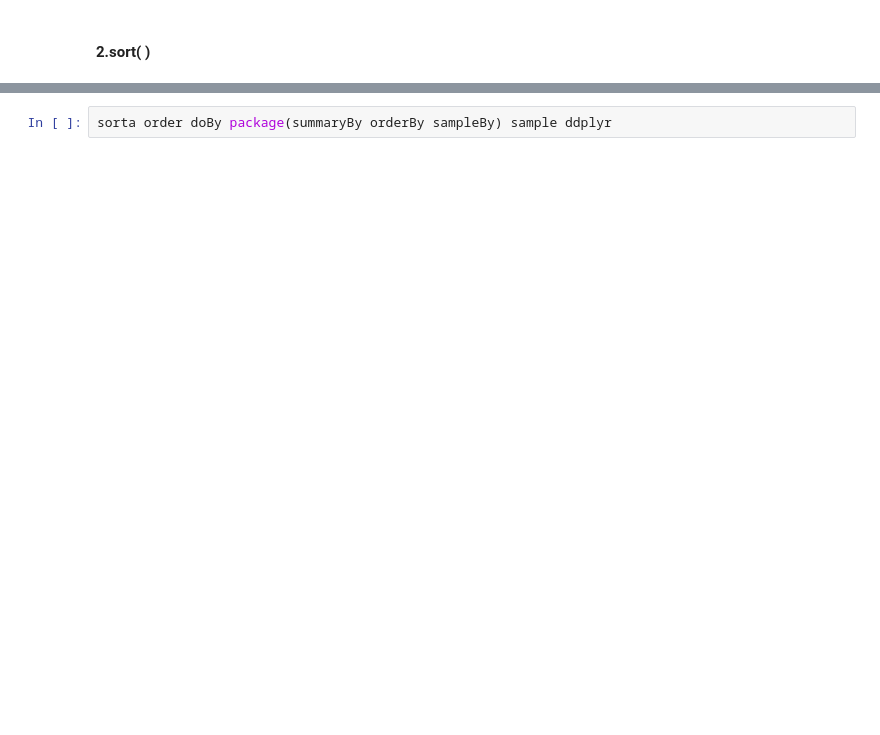
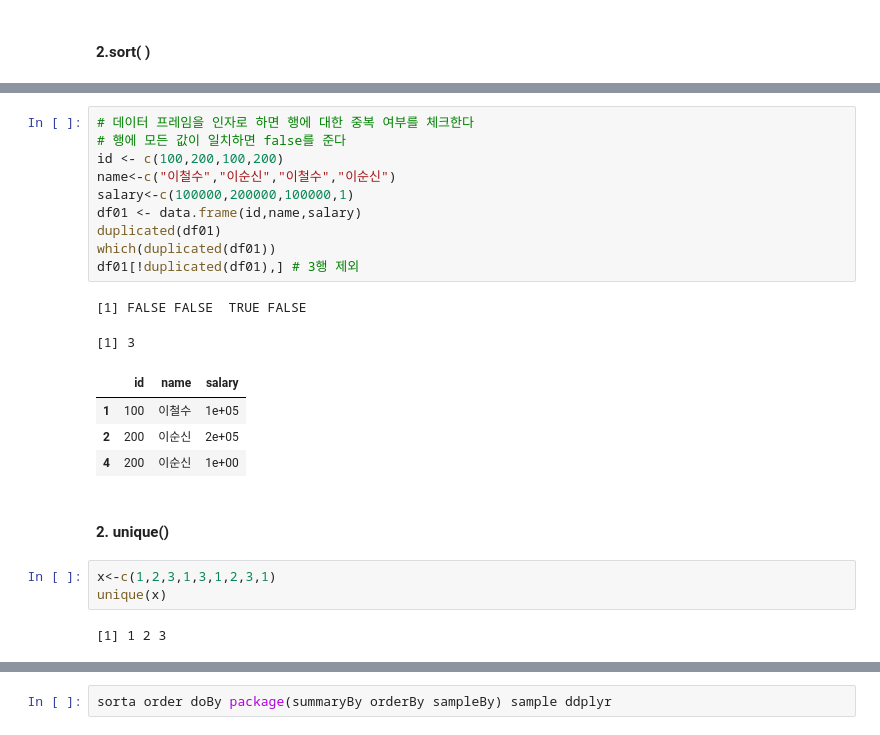
Before and after one commit to tommylee8939/TIL, a Jupyter notebook: R/R_정리/R10 ; data.frame functions-2.ipynb, the cells around one changed output, grey strips where cells are left out. Drawn from its saved outputs; the diff is of its cells as text; blank space fills up the shorter version.

```diff
--- a/R/R_정리/R10 ; data.frame functions-2.ipynb
+++ b/R/R_정리/R10 ; data.frame functions-2.ipynb
@@ -51,0 +167,24 @@ sort(iris$Sepal.Length)
+# %%
+# 데이터 프레임을 인자로 하면 행에 대한 중복 여부를 체크한다
+# 행에 모든 값이 일치하면 false를 준다
+id <- c(100,200,100,200)
+name<-c("이철수","이순신","이철수","이순신")
+salary<-c(100000,200000,100000,1)
+df01 <- data.frame(id,name,salary)
+duplicated(df01)
+which(duplicated(df01))
+df01[!duplicated(df01),] # 3행 제외
+# %% [output]
+[1] FALSE FALSE  TRUE FALSE
+[1] 3
+|  | id | name | salary |
+| 1 | 100 | 이철수 | 1e+05 |
+| 2 | 200 | 이순신 | 2e+05 |
+| 4 | 200 | 이순신 | 1e+00 |
+# %% [markdown]
+#### 2. unique()
+# %%
+x<-c(1,2,3,1,3,1,2,3,1)
+unique(x)
+# %% [output]
+[1] 1 2 3
```
Also changed, not shown: parts of 22 cells of this notebook.
